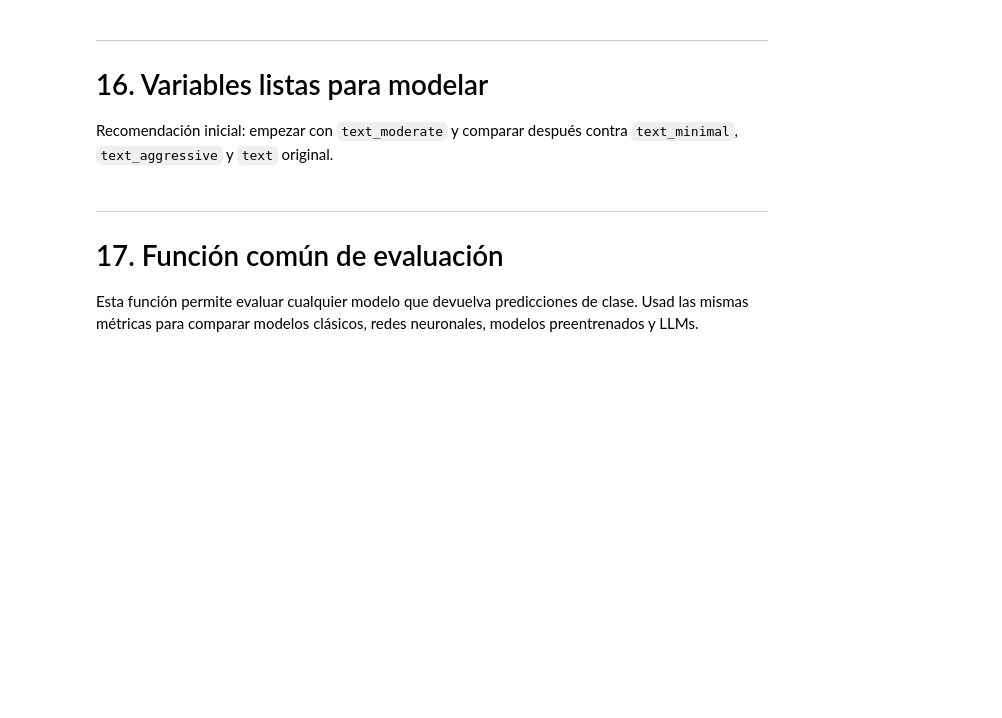
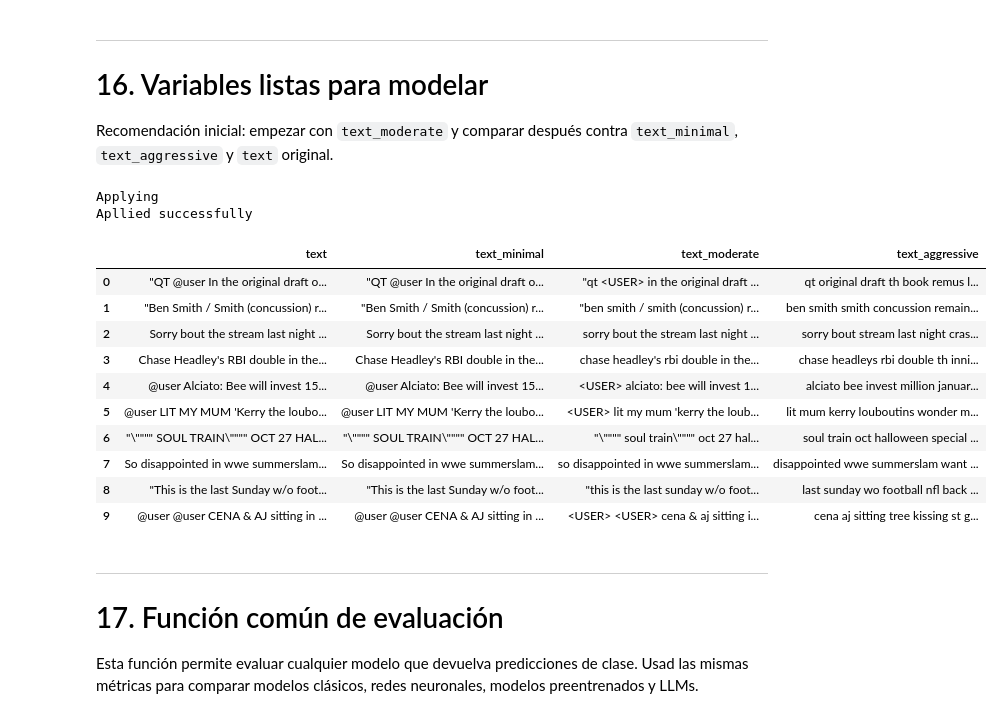
Before and after one commit to Maria-2703/NLP-Project, a Jupyter notebook: starter_practica_texto_redes_sociales.ipynb, the cells around one changed output. Drawn from its saved outputs; the diff is of its cells as text; code cells hidden in the pictures; blank space fills up the shorter version.

```diff
--- a/starter_practica_texto_redes_sociales.ipynb
+++ b/starter_practica_texto_redes_sociales.ipynb
@@ -564,0 +563,4 @@ La parte importante será comprobar experimentalmente qué versión funciona mej
+# %%
+def clean_minimal(text):
+    text = BeautifulSoup(text, "html.parser").get_text()
+    return text
@@ -568,6 +648,40 @@ La parte importante será comprobar experimentalmente qué versión funciona mej
 # 16. Variables listas para modelar
 
 Recomendación inicial: empezar con `text_moderate` y comparar después contra `text_minimal`, `text_aggressive` y `text` original.
+# %%
+print("Applying")
+#Apply cleaning to the train set
+train_df['text_minimal'] = train_df['text'].apply(clean_minimal)
+train_df['text_moderate'] = train_df['text'].apply(clean_moderate)
+train_df['text_aggressive'] = train_df['text'].apply(clean_aggressive)
+
+#Apply cleaning to the validation set
+val_df['text_minimal'] = val_df['text'].apply(clean_minimal)
+val_df['text_moderate'] = val_df['text'].apply(clean_moderate)
+val_df['text_aggressive'] = val_df['text'].apply(clean_aggressive)
+
+#Apply cleaning to the test set
+test_df['text_minimal'] = test_df['text'].apply(clean_minimal)
+test_df['text_moderate'] = test_df['text'].apply(clean_moderate)
+test_df['text_aggressive'] = test_df['text'].apply(clean_aggressive)
+
+print("Apllied successfully")
+#We print the first 10 examples of the original and cleaned text to see the differences
+train_df[['text', 'text_minimal', 'text_moderate', 'text_aggressive']].head(10)
+# %% [output]
+Applying
+Apllied successfully
+|  | text | text_minimal | text_moderate | text_aggressive |
+| 0 | "QT @user In the original draft o... | "QT @user In the original draft o... | "qt <USER> in the original draft ... | qt original draft th book remus l... |
+| 1 | "Ben Smith / Smith (concussion) r... | "Ben Smith / Smith (concussion) r... | "ben smith / smith (concussion) r... | ben smith smith concussion remain... |
+| 2 | Sorry bout the stream last night ... | Sorry bout the stream last night ... | sorry bout the stream last night ... | sorry bout stream last night cras... |
+| 3 | Chase Headley's RBI double in the... | Chase Headley's RBI double in the... | chase headley's rbi double in the... | chase headleys rbi double th inni... |
+| 4 | @user Alciato: Bee will invest 15... | @user Alciato: Bee will invest 15... | <USER> alciato: bee will invest 1... | alciato bee invest million januar... |
+| 5 | @user LIT MY MUM 'Kerry the loubo... | @user LIT MY MUM 'Kerry the loubo... | <USER> lit my mum 'kerry the loub... | lit mum kerry louboutins wonder m... |
+| 6 | "\"""" SOUL TRAIN\"""" OCT 27 HAL... | "\"""" SOUL TRAIN\"""" OCT 27 HAL... | "\"""" soul train\"""" oct 27 hal... | soul train oct halloween special ... |
+| 7 | So disappointed in wwe summerslam... | So disappointed in wwe summerslam... | so disappointed in wwe summerslam... | disappointed wwe summerslam want ... |
+| 8 | "This is the last Sunday w/o foot... | "This is the last Sunday w/o foot... | "this is the last sunday w/o foot... | last sunday wo football nfl back ... |
+| 9 | @user @user CENA & AJ sitting in ... | @user @user CENA & AJ sitting in ... | <USER> <USER> cena & aj sitting i... | cena aj sitting tree kissing st g... |
 # %% [markdown]
 ---
 
```
Also changed, not shown: parts of 9 cells of this notebook.
